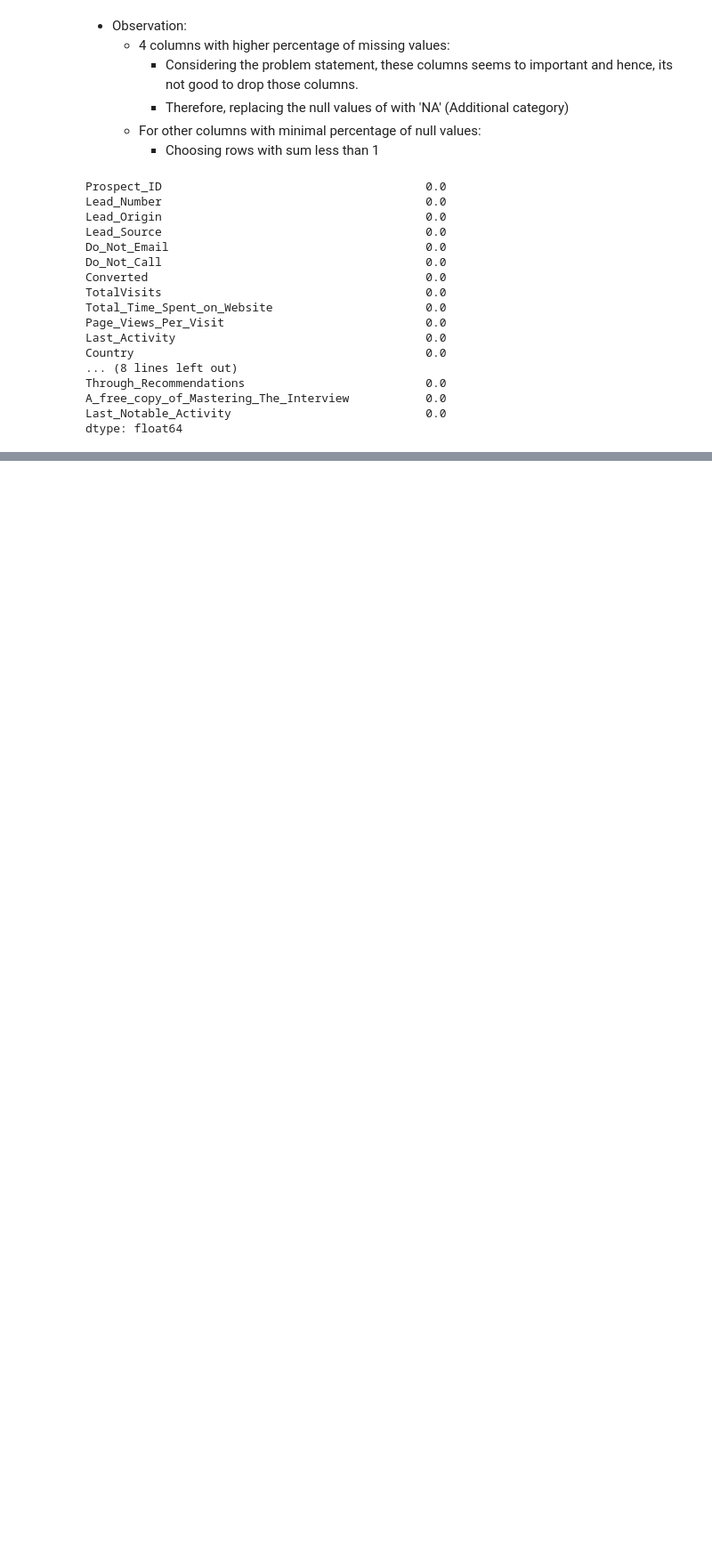
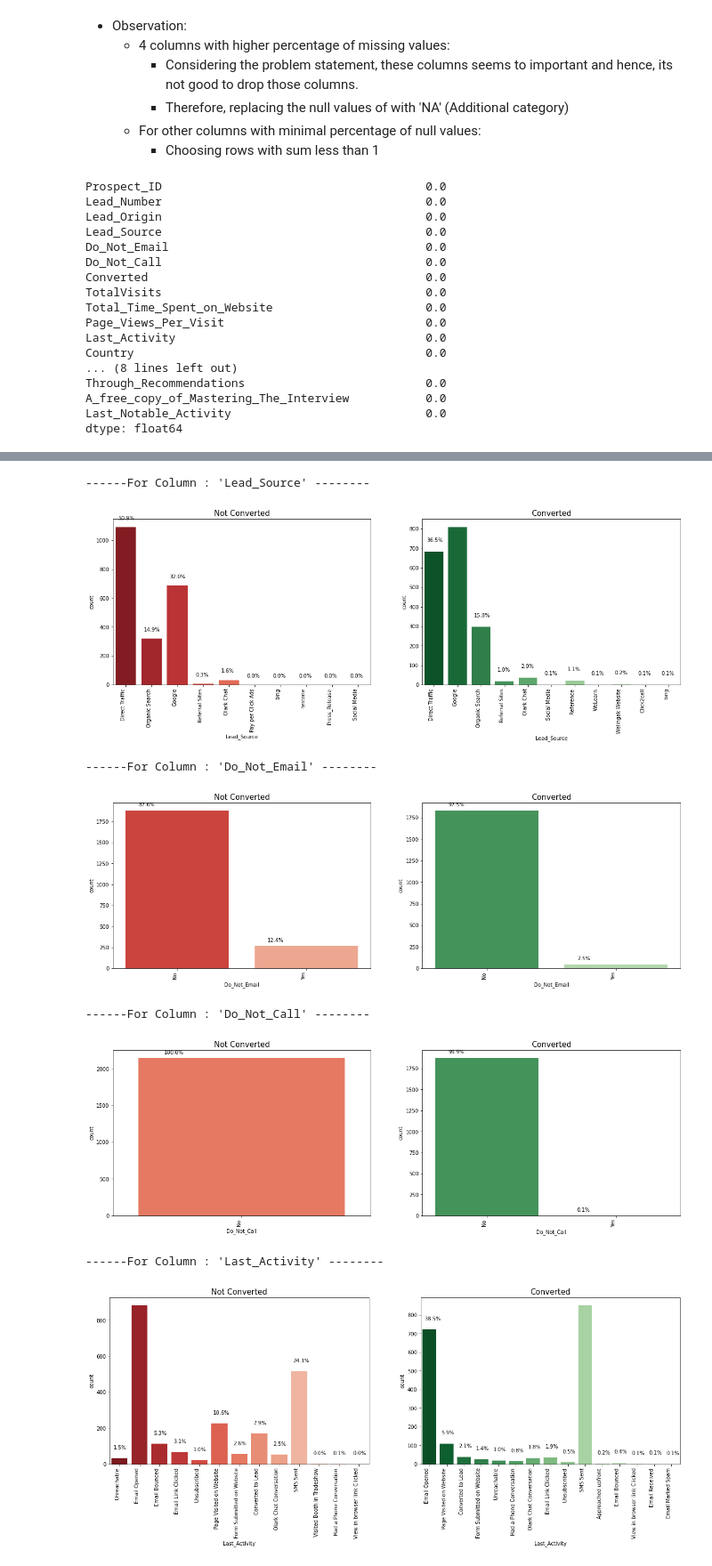
Before and after one commit to Prashik28/techeenomad_dataScience, a Jupyter notebook: Logistic Regression/PB_lead_scoring_case_study.ipynb, the cells around one changed output, grey strips where cells are left out. Shown at 89% size. Saved outputs shown, nothing was run; the diff lists cells and outputs as text; code cells hidden in the pictures; blank space fills up the shorter version.

```diff
--- a/Logistic Regression/PB_lead_scoring_case_study.ipynb
+++ b/Logistic Regression/PB_lead_scoring_case_study.ipynb
@@ -280,0 +350,6 @@ dtype: float64
+# %%
+df_0 = leads_df[leads_df.Converted == 0]
+df_1 = leads_df[leads_df.Converted == 1]
+# %%
+#Creating list of columns for which Dtype is object. Which means they are categoical columns \
+cat_cols = list(leads_df.select_dtypes(include='object').columns)
@@ -280,0 +379,41 @@ dtype: float64
+# %%
+cat_cols = cat_cols[2:]
+# %%
+## Function to plot comparision between Converted and Non Converted based on Categorical columns\
+def plot_cat_cols(df_0, df_1, col, rot=0):
+
+    fig,(ax1,ax2) = plt.subplots(1,2,figsize=(20,6))
+
+    ## PLOT1
+    sns.countplot(x=col, data=df_0,ax=ax1,palette='Reds_r')
+    ax1.set_title('Not Converted',fontsize=15)
+    ax1.set_xticklabels(ax1.get_xticklabels(), rotation=rot, ha="right")
+
+    #Additing annotation in plots for better analysis
+    for p in ax1.patches:
+        ax1.annotate('{:.1f}%'.format((p.get_height()/len(df_0))*100), (p.get_x()+0.1, p.get_height()+50))
+    #---------------------------------------------
+    ## PLOT2
+    sns.countplot(x=col, data=df_1,ax=ax2, palette='Greens_r')
+    ax2.set_title('Converted',fontsize=15)
+    ax2.set_xticklabels(ax2.get_xticklabels(), rotation=rot, ha="right")
+
+    #Additing annotation in plots for better analysis
+    for p in ax2.patches:
+        ax2.annotate('{:.1f}%'.format((p.get_height()/len(df_1))*100), (p.get_x()+0.1, p.get_height()+50))
+
+    plt.show()
+# %%
+for i in cat_cols:
+    print(f"""------For Column : '{i}' --------""")
+    plot_cat_cols(df_0,  df_1, i, rot=90)
+    print('\n')
+# %% [output]
+------For Column : 'Lead_Source' --------
+[figure, added]
+------For Column : 'Do_Not_Email' --------
+[figure, added]
+------For Column : 'Do_Not_Call' --------
+[figure, added]
+------For Column : 'Last_Activity' --------
+[figure, added]
```
Also changed, not shown: parts of 32 cells of this notebook.
